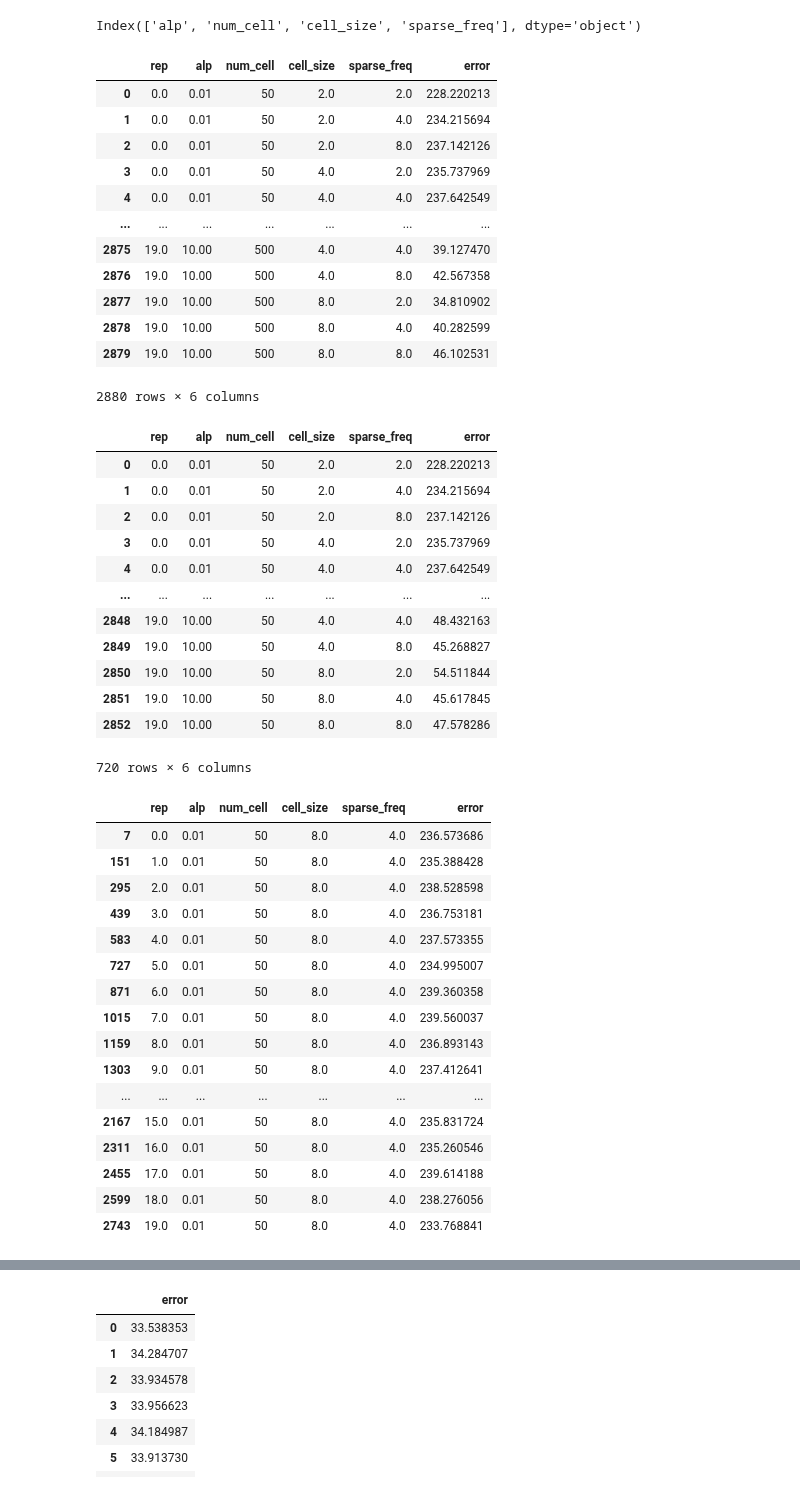
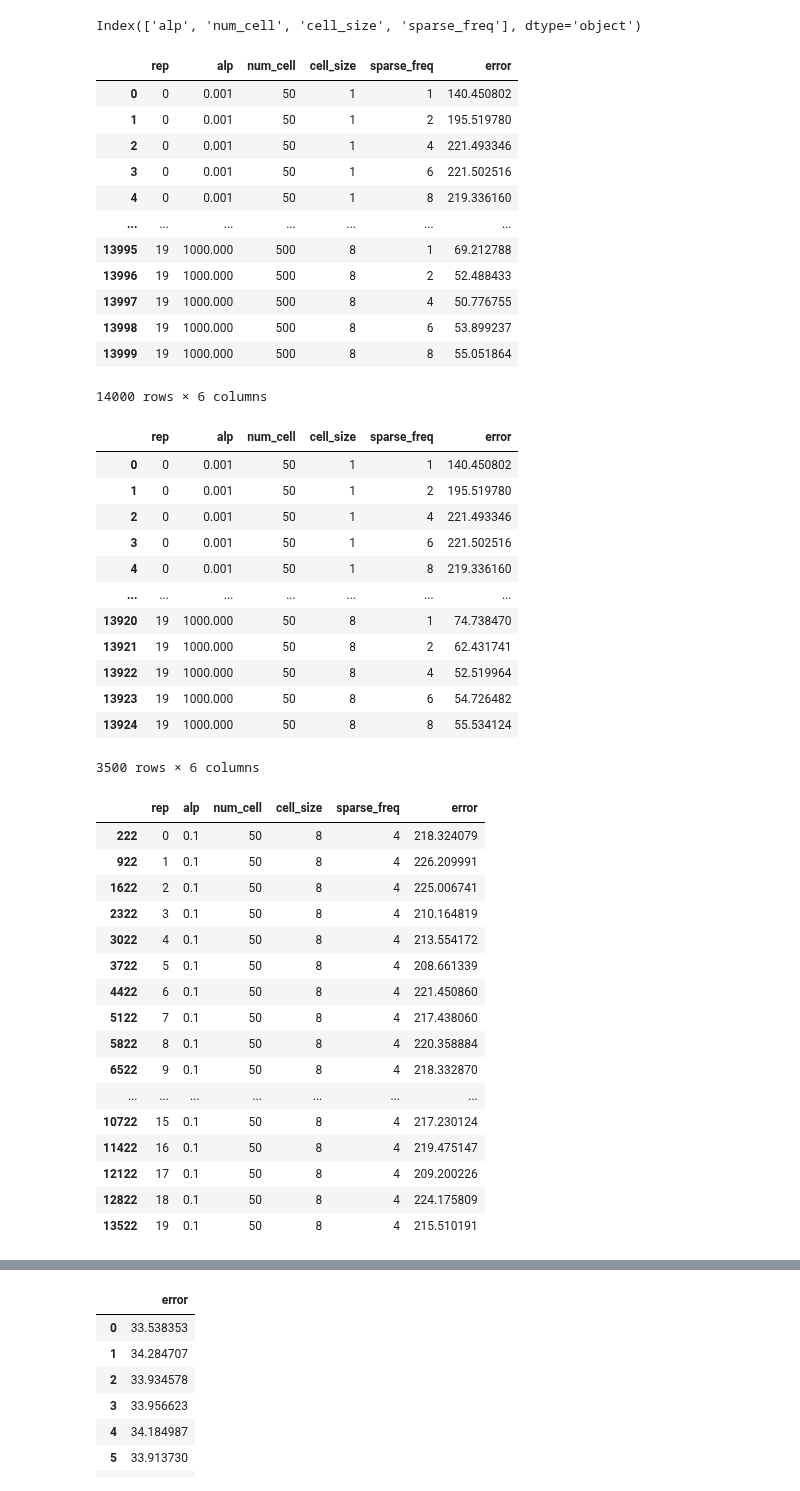
Before and after one commit to qkstngus000/Visual-Compressive-Sensing, a Jupyter notebook: experiment/write_text_file.ipynb, the cells around one changed output, grey strips where cells are left out. Cells and saved outputs as stored; diff of their text form; code cells hidden in the pictures.

```diff
--- a/experiment/write_text_file.ipynb
+++ b/experiment/write_text_file.ipynb
@@ -48,7 +48,7 @@ from src.compress_sensing_library import *
 # %%
 img_nm = 'tree_part1'
 root = search_root()
-load_V1 = '{root}/result/dct/{img}/V1/color_param_Wed_Jul_5_11_38_08_2023.csv'.format(root = root, img = img_nm)
+load_V1 = '{root}/result/dct/{img}/V1/color_param_Fri_May_12_17_45_15_2023.csv'.format(root = root, img = img_nm)
 load_pixel = '{root}/result/dct/{img}/pixel/color_param_Fri_May_12_16_46_28_2023.csv'.format(root = root, img = img_nm)
 load_gaussian = '{root}/result/dct/{img}/gaussian/color_param_Fri_May_12_16_46_08_2023.csv'.format(root = root, img = img_nm)
 directory = "num_cell_error"
@@ -64,54 +64,54 @@ for index in V1_param_df.columns:
 V1_param_df
 # %% [output]
 |  | rep | alp | num_cell | cell_size | sparse_freq | error |
-| 0 | 0.0 | 0.01 | 50 | 2.0 | 2.0 | 228.220213 |
-| 1 | 0.0 | 0.01 | 50 | 2.0 | 4.0 | 234.215694 |
-| 2 | 0.0 | 0.01 | 50 | 2.0 | 8.0 | 237.142126 |
-| 3 | 0.0 | 0.01 | 50 | 4.0 | 2.0 | 235.737969 |
-| 4 | 0.0 | 0.01 | 50 | 4.0 | 4.0 | 237.642549 |
+| 0 | 0 | 0.001 | 50 | 1 | 1 | 140.450802 |
+| 1 | 0 | 0.001 | 50 | 1 | 2 | 195.519780 |
+| 2 | 0 | 0.001 | 50 | 1 | 4 | 221.493346 |
+| 3 | 0 | 0.001 | 50 | 1 | 6 | 221.502516 |
+| 4 | 0 | 0.001 | 50 | 1 | 8 | 219.336160 |
 | ... | ... | ... | ... | ... | ... | ... |
-| 2875 | 19.0 | 10.00 | 500 | 4.0 | 4.0 | 39.127470 |
-| 2876 | 19.0 | 10.00 | 500 | 4.0 | 8.0 | 42.567358 |
-| 2877 | 19.0 | 10.00 | 500 | 8.0 | 2.0 | 34.810902 |
-| 2878 | 19.0 | 10.00 | 500 | 8.0 | 4.0 | 40.282599 |
-| 2879 | 19.0 | 10.00 | 500 | 8.0 | 8.0 | 46.102531 |
+| 13995 | 19 | 1000.000 | 500 | 8 | 1 | 69.212788 |
+| 13996 | 19 | 1000.000 | 500 | 8 | 2 | 52.488433 |
+| 13997 | 19 | 1000.000 | 500 | 8 | 4 | 50.776755 |
+| 13998 | 19 | 1000.000 | 500 | 8 | 6 | 53.899237 |
+| 13999 | 19 | 1000.000 | 500 | 8 | 8 | 55.051864 |
-2880 rows × 6 columns
+14000 rows × 6 columns
 # %%
 V1_param_df.loc[V1_param_df['num_cell'] == 50]
 # %% [output]
 |  | rep | alp | num_cell | cell_size | sparse_freq | error |
-| 0 | 0.0 | 0.01 | 50 | 2.0 | 2.0 | 228.220213 |
-| 1 | 0.0 | 0.01 | 50 | 2.0 | 4.0 | 234.215694 |
-| 2 | 0.0 | 0.01 | 50 | 2.0 | 8.0 | 237.142126 |
-| 3 | 0.0 | 0.01 | 50 | 4.0 | 2.0 | 235.737969 |
-| 4 | 0.0 | 0.01 | 50 | 4.0 | 4.0 | 237.642549 |
+| 0 | 0 | 0.001 | 50 | 1 | 1 | 140.450802 |
+| 1 | 0 | 0.001 | 50 | 1 | 2 | 195.519780 |
+| 2 | 0 | 0.001 | 50 | 1 | 4 | 221.493346 |
+| 3 | 0 | 0.001 | 50 | 1 | 6 | 221.502516 |
+| 4 | 0 | 0.001 | 50 | 1 | 8 | 219.336160 |
 | ... | ... | ... | ... | ... | ... | ... |
-| 2848 | 19.0 | 10.00 | 50 | 4.0 | 4.0 | 48.432163 |
-| 2849 | 19.0 | 10.00 | 50 | 4.0 | 8.0 | 45.268827 |
-| 2850 | 19.0 | 10.00 | 50 | 8.0 | 2.0 | 54.511844 |
-| 2851 | 19.0 | 10.00 | 50 | 8.0 | 4.0 | 45.617845 |
-| 2852 | 19.0 | 10.00 | 50 | 8.0 | 8.0 | 47.578286 |
+| 13920 | 19 | 1000.000 | 50 | 8 | 1 | 74.738470 |
+| 13921 | 19 | 1000.000 | 50 | 8 | 2 | 62.431741 |
+| 13922 | 19 | 1000.000 | 50 | 8 | 4 | 52.519964 |
+| 13923 | 19 | 1000.000 | 50 | 8 | 6 | 54.726482 |
+| 13924 | 19 | 1000.000 | 50 | 8 | 8 | 55.534124 |
-720 rows × 6 columns
+3500 rows × 6 columns
 # %%
-V1_param_df.loc[(V1_param_df['num_cell'] == 50) & (V1_param_df['alp'] == 0.01) & (V1_param_df['cell_size'] == 8) & (V1_param_df['sparse_freq'] == 4)]
+V1_param_df.loc[(V1_param_df['num_cell'] == 50) & (V1_param_df['alp'] == 0.1) & (V1_param_df['cell_size'] == 8) & (V1_param_df['sparse_freq'] == 4)]
 # %% [output]
 |  | rep | alp | num_cell | cell_size | sparse_freq | error |
-| 7 | 0.0 | 0.01 | 50 | 8.0 | 4.0 | 236.573686 |
-| 151 | 1.0 | 0.01 | 50 | 8.0 | 4.0 | 235.388428 |
-| 295 | 2.0 | 0.01 | 50 | 8.0 | 4.0 | 238.528598 |
-| 439 | 3.0 | 0.01 | 50 | 8.0 | 4.0 | 236.753181 |
-| 583 | 4.0 | 0.01 | 50 | 8.0 | 4.0 | 237.573355 |
-| 727 | 5.0 | 0.01 | 50 | 8.0 | 4.0 | 234.995007 |
-| 871 | 6.0 | 0.01 | 50 | 8.0 | 4.0 | 239.360358 |
-| 1015 | 7.0 | 0.01 | 50 | 8.0 | 4.0 | 239.560037 |
-| 1159 | 8.0 | 0.01 | 50 | 8.0 | 4.0 | 236.893143 |
-| 1303 | 9.0 | 0.01 | 50 | 8.0 | 4.0 | 237.412641 |
+| 222 | 0 | 0.1 | 50 | 8 | 4 | 218.324079 |
+| 922 | 1 | 0.1 | 50 | 8 | 4 | 226.209991 |
+| 1622 | 2 | 0.1 | 50 | 8 | 4 | 225.006741 |
+| 2322 | 3 | 0.1 | 50 | 8 | 4 | 210.164819 |
+| 3022 | 4 | 0.1 | 50 | 8 | 4 | 213.554172 |
+| 3722 | 5 | 0.1 | 50 | 8 | 4 | 208.661339 |
+| 4422 | 6 | 0.1 | 50 | 8 | 4 | 221.450860 |
+| 5122 | 7 | 0.1 | 50 | 8 | 4 | 217.438060 |
+| 5822 | 8 | 0.1 | 50 | 8 | 4 | 220.358884 |
+| 6522 | 9 | 0.1 | 50 | 8 | 4 | 218.332870 |
 | ... | ... | ... | ... | ... | ... | ... |
-| 2167 | 15.0 | 0.01 | 50 | 8.0 | 4.0 | 235.831724 |
-| 2311 | 16.0 | 0.01 | 50 | 8.0 | 4.0 | 235.260546 |
-| 2455 | 17.0 | 0.01 | 50 | 8.0 | 4.0 | 239.614188 |
-| 2599 | 18.0 | 0.01 | 50 | 8.0 | 4.0 | 238.276056 |
-| 2743 | 19.0 | 0.01 | 50 | 8.0 | 4.0 | 233.768841 |
+| 10722 | 15 | 0.1 | 50 | 8 | 4 | 217.230124 |
+| 11422 | 16 | 0.1 | 50 | 8 | 4 | 219.475147 |
+| 12122 | 17 | 0.1 | 50 | 8 | 4 | 209.200226 |
+| 12822 | 18 | 0.1 | 50 | 8 | 4 | 224.175809 |
+| 13522 | 19 | 0.1 | 50 | 8 | 4 | 215.510191 |
 # %%
 temp = V1_param_df.loc[(V1_param_df['num_cell'] == 50) & (V1_param_df['alp'] == 0.01) & (V1_param_df['cell_size'] == 8) & (V1_param_df['sparse_freq'] == 4)]
 
```
Also changed, not shown: parts of 6 cells of this notebook, 6 other files.
